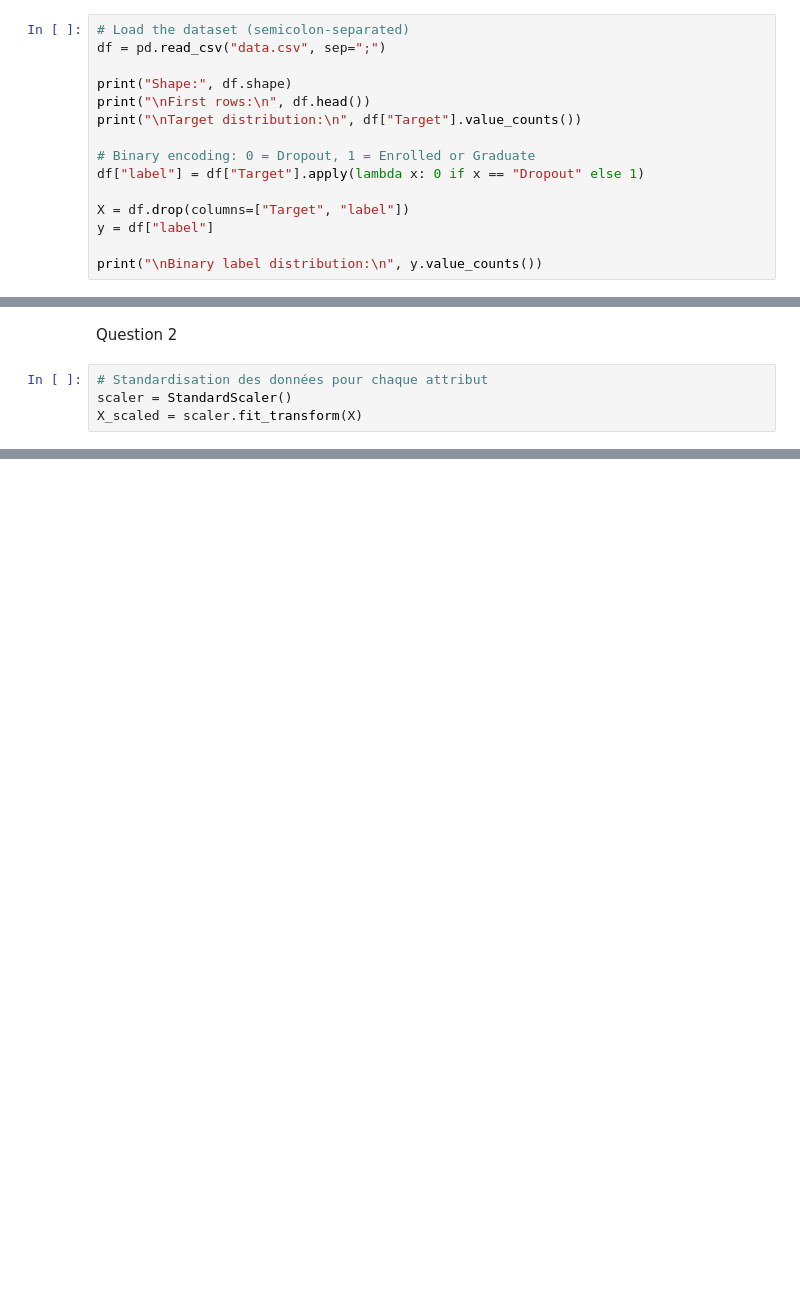
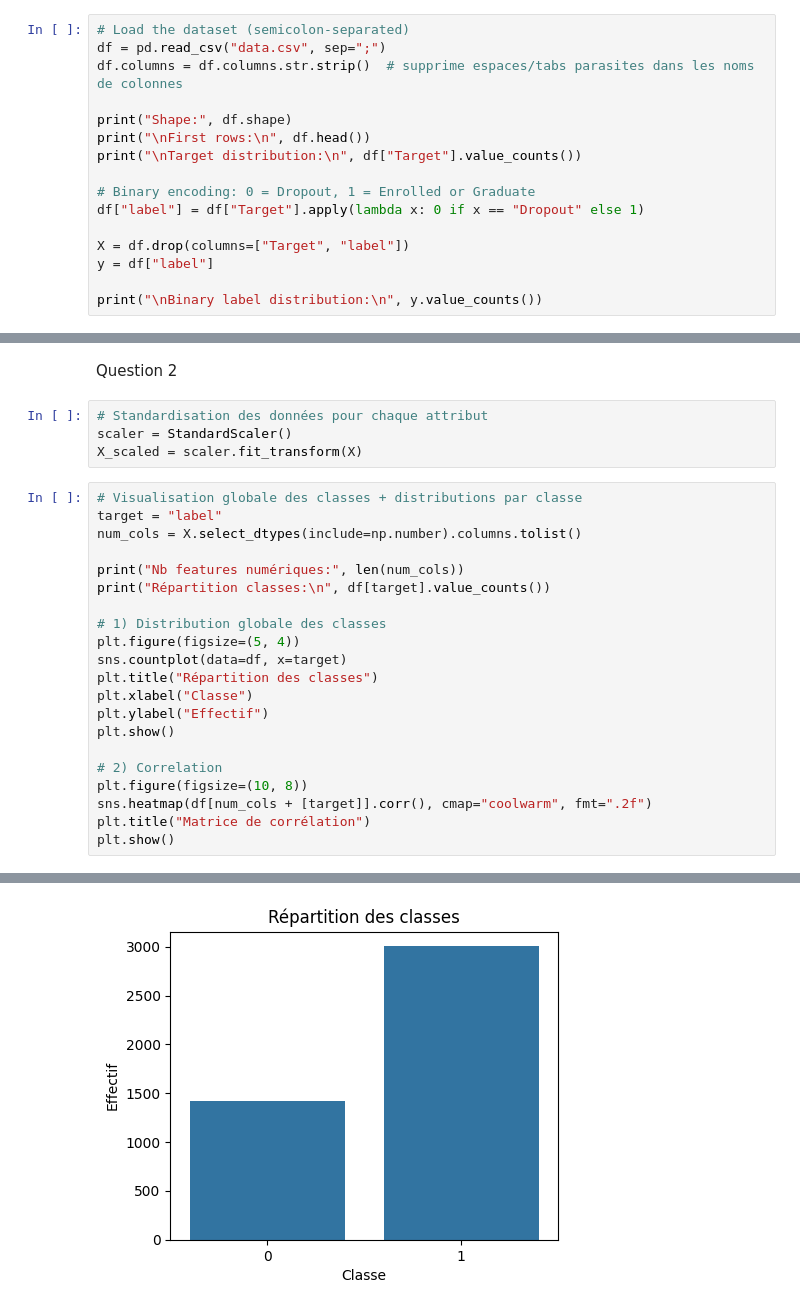
Before and after one commit to clairette22/TP2_ML, a Jupyter notebook: TP.ipynb, the cells around one changed output, grey strips where cells are left out. Cells and saved outputs as stored; diff of their text form; blank space fills up the shorter version.

Commit message:
Q2 : Correlation

```diff
--- a/TP.ipynb
+++ b/TP.ipynb
@@ -18,6 +18,7 @@ Question 1 – Load and prepare dataset for binary classification
 # %%
 # Load the dataset (semicolon-separated)
 df = pd.read_csv("data.csv", sep=";")
+df.columns = df.columns.str.strip()  # supprime espaces/tabs parasites dans les noms de colonnes
 
 print("Shape:", df.shape)
 print("\nFirst rows:\n", df.head())
@@ -54,3 +55,25 @@ Question 2
 # Standardisation des données pour chaque attribut
 scaler = StandardScaler()
 X_scaled = scaler.fit_transform(X)
+# %%
+# Visualisation globale des classes + distributions par classe
+target = "label"
+num_cols = X.select_dtypes(include=np.number).columns.tolist()
+
+print("Nb features numériques:", len(num_cols))
+print("Répartition classes:\n", df[target].value_counts())
+
+# 1) Distribution globale des classes
+plt.figure(figsize=(5, 4))
+sns.countplot(data=df, x=target)
+plt.title("Répartition des classes")
+plt.xlabel("Classe")
+plt.ylabel("Effectif")
+plt.show()
+
+# 2) Correlation
+plt.figure(figsize=(10, 8))
+sns.heatmap(df[num_cols + [target]].corr(), cmap="coolwarm", fmt=".2f")
+plt.title("Matrice de corrélation")
+plt.show()
+# %% [output]
@@ -56,0 +86 @@ X_scaled = scaler.fit_transform(X)
+[figure, added]
```
Also changed, not shown: parts of 4 cells of this notebook.
